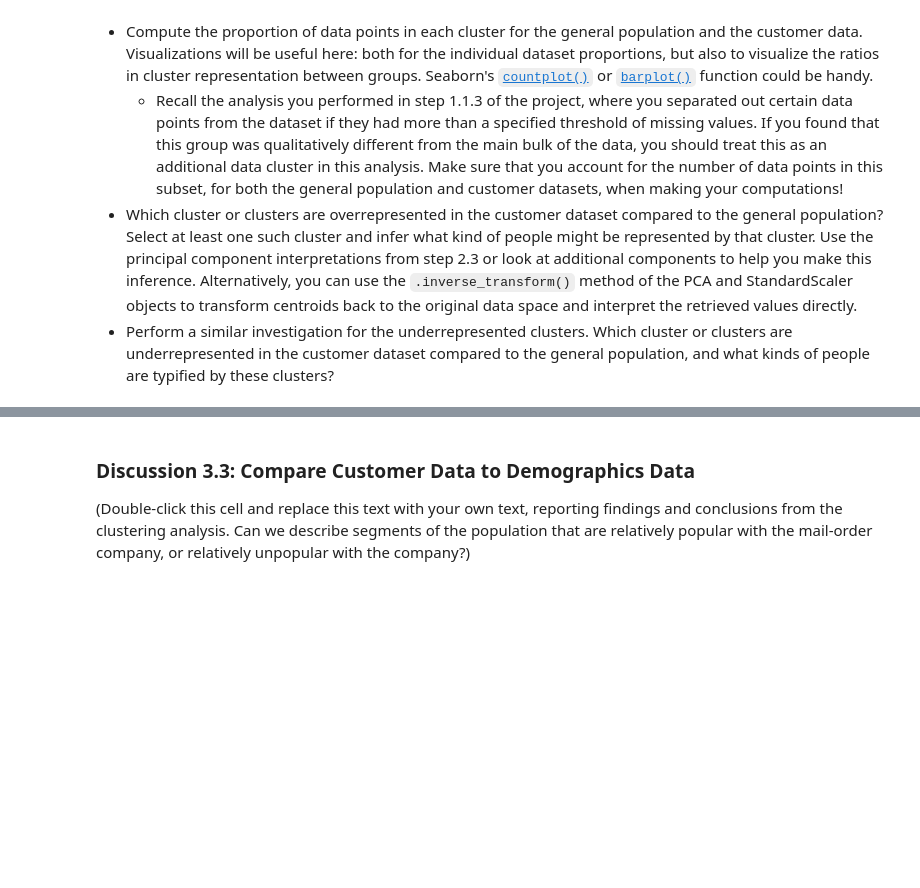
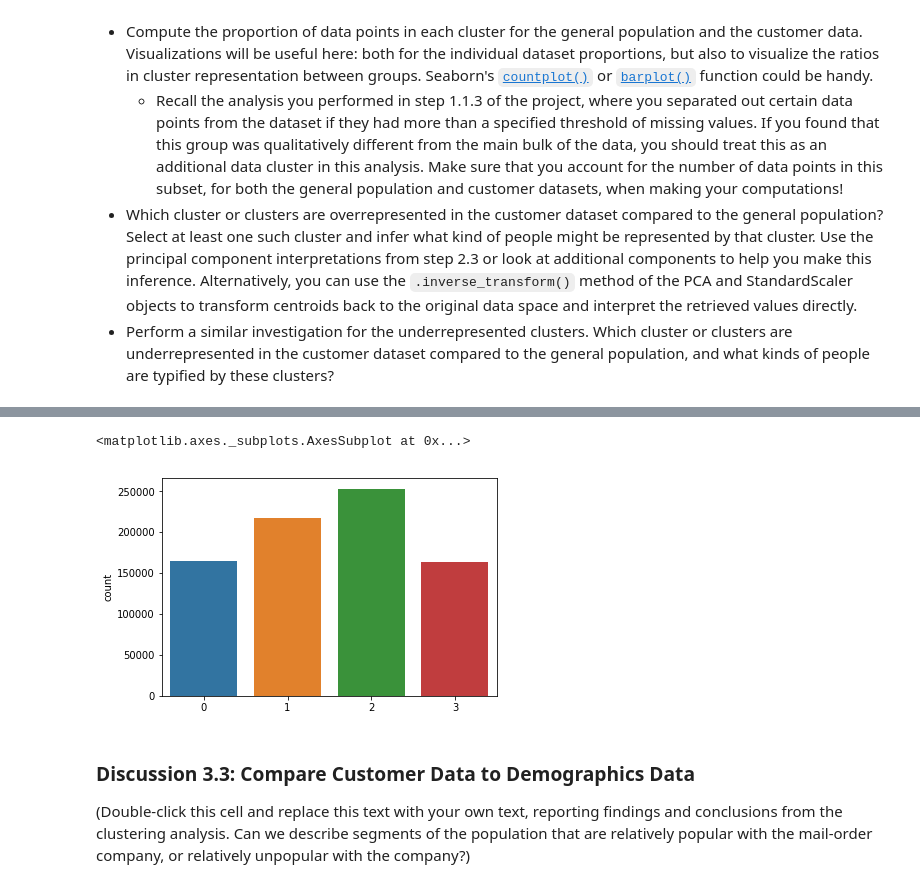
Before and after one commit to rahulsanjay18/UdacityMLProj3, a Jupyter notebook: Identify_Customer_Segments.ipynb, the cells around one changed output, grey strips where cells are left out. Drawn from its saved outputs; the diff is of its cells as text; code cells hidden in the pictures; blank space fills up the shorter version.

```diff
--- a/Identify_Customer_Segments.ipynb
+++ b/Identify_Customer_Segments.ipynb
@@ -635,0 +660,5 @@ Take a look at the following points in this step:
+# %%
+countplot(labels)
+# %% [output]
+<matplotlib.axes._subplots.AxesSubplot at 0x...>
+[figure, added]
```
Also changed, not shown: parts of 19 cells of this notebook, 1 other file.
